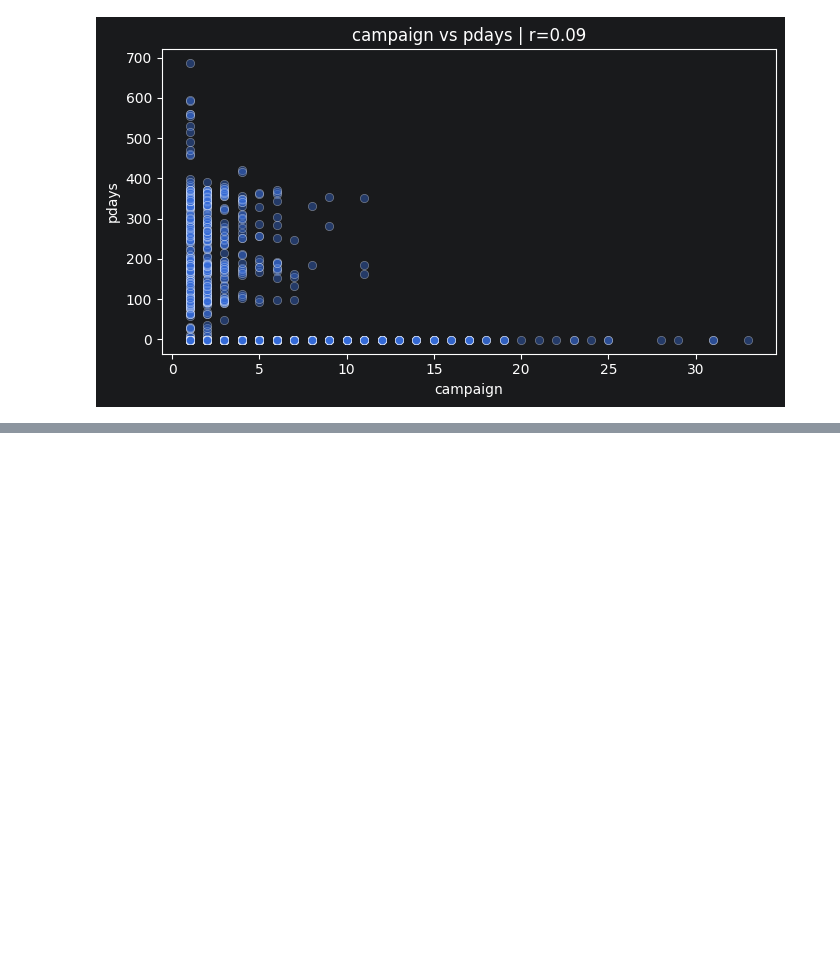
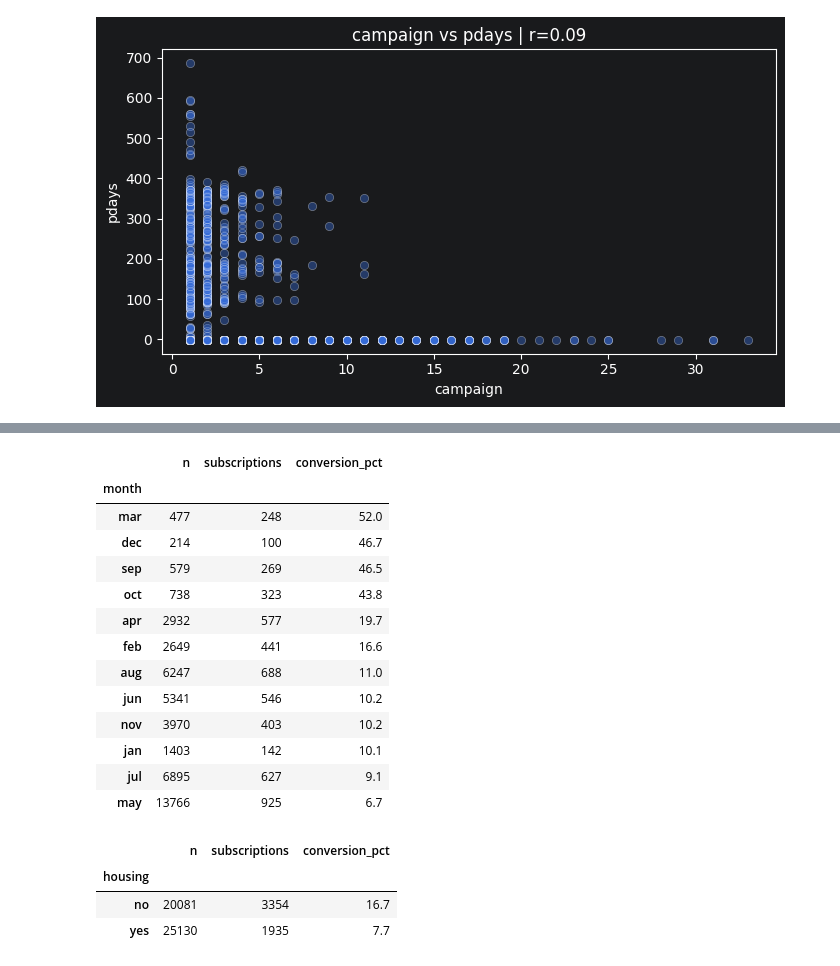
Before and after one commit to BarbieKenn/catboost-ml, a Jupyter notebook: notebooks/02_eda.ipynb, the cells around one changed output, grey strips where cells are left out. Saved outputs shown, nothing was run; the diff lists cells and outputs as text; code cells hidden in the pictures; blank space fills up the shorter version.

```diff
--- a/notebooks/02_eda.ipynb
+++ b/notebooks/02_eda.ipynb
@@ -299,0 +344,12 @@ for (col1, col2), corr_value in pairs.items():
+# %%
+def conversion_table(data, group):
+    table = (
+        data.assign(subscribed=data["y"].eq("yes"))
+        .groupby(group, observed=True, dropna=False)["subscribed"]
+        .agg(n="size", subscriptions="sum")
+    )
+    table["conversion_pct"] = (100 * table["subscriptions"] / table["n"]).round(1)
+    return table
+
+
+conversion_table(df, "poutcome").sort_values("conversion_pct", ascending=False)
@@ -299,0 +363,24 @@ for (col1, col2), corr_value in pairs.items():
+# %%
+conversion_table(df, "month").sort_values("conversion_pct", ascending=False)
+# %% [output]
+|  | n | subscriptions | conversion_pct |
+| month |  |  |  |
+| mar | 477 | 248 | 52.0 |
+| dec | 214 | 100 | 46.7 |
+| sep | 579 | 269 | 46.5 |
+| oct | 738 | 323 | 43.8 |
+| apr | 2932 | 577 | 19.7 |
+| feb | 2649 | 441 | 16.6 |
+| aug | 6247 | 688 | 11.0 |
+| jun | 5341 | 546 | 10.2 |
+| nov | 3970 | 403 | 10.2 |
+| jan | 1403 | 142 | 10.1 |
+| jul | 6895 | 627 | 9.1 |
+| may | 13766 | 925 | 6.7 |
+# %%
+conversion_table(df, "housing").sort_values("conversion_pct", ascending=False)
+# %% [output]
+|  | n | subscriptions | conversion_pct |
+| housing |  |  |  |
+| no | 20081 | 3354 | 16.7 |
+| yes | 25130 | 1935 | 7.7 |
```
Also changed, not shown: parts of 11 cells of this notebook.
